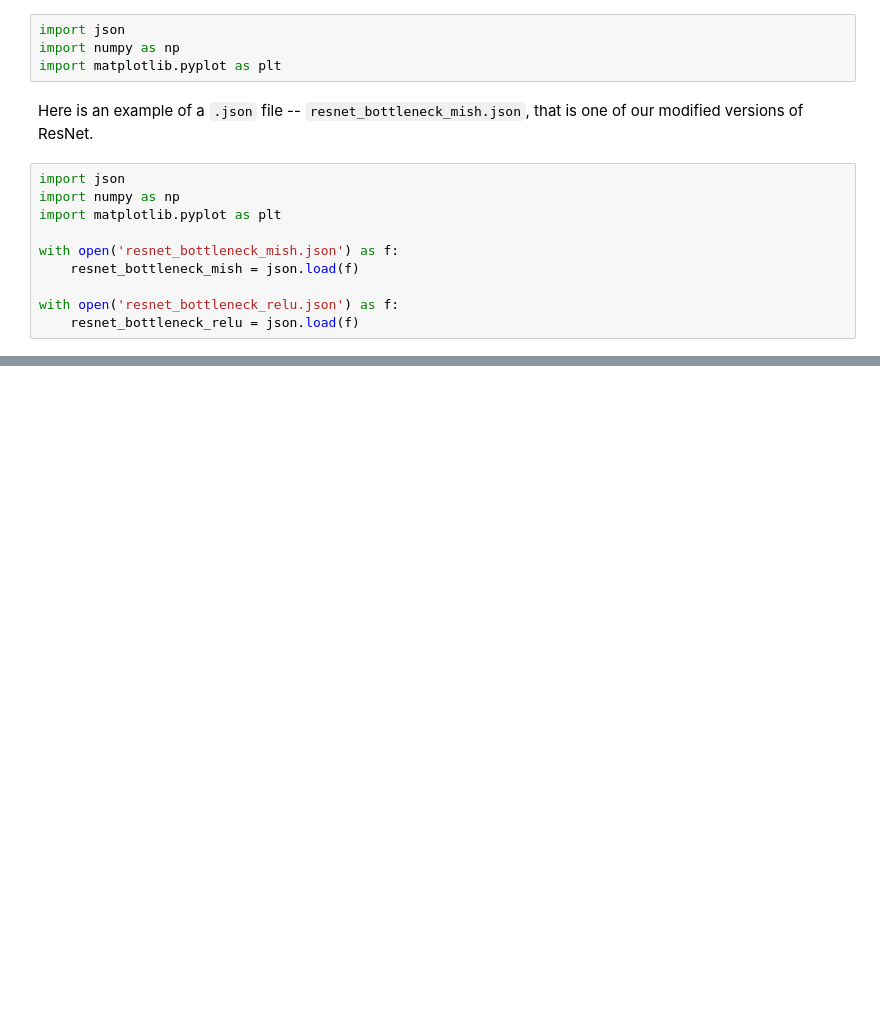
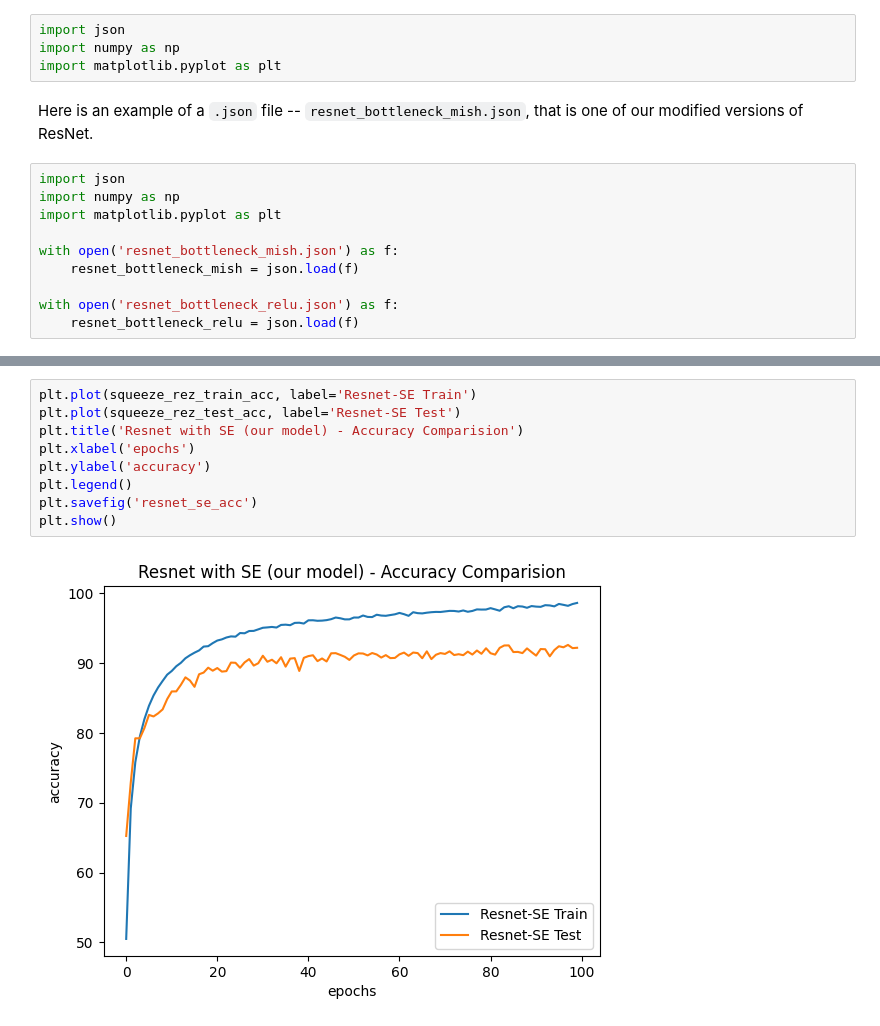
Before and after one commit to randr97/squeeze-res, a Jupyter notebook: plots/plotting.ipynb, the cells around one changed output, grey strips where cells are left out. Cells and saved outputs as stored; diff of their text form; blank space fills up the shorter version.

```diff
--- a/plots/plotting.ipynb
+++ b/plots/plotting.ipynb
@@ -32,0 +75,11 @@ squeeze_rez_test_acc = [65.2300, 72.8600, 79.2100, 79.2100, 80.6800, 82.5600, 82
+# %%
+plt.plot(squeeze_rez_train_acc, label='Resnet-SE Train')
+plt.plot(squeeze_rez_test_acc, label='Resnet-SE Test')
+plt.title('Resnet with SE (our model) - Accuracy Comparision')
+plt.xlabel('epochs')
+plt.ylabel('accuracy')
+plt.legend()
+plt.savefig('resnet_se_acc')
+plt.show()
+# %% [output]
+[figure, added]
```
Also changed, not shown: parts of 10 cells of this notebook.
